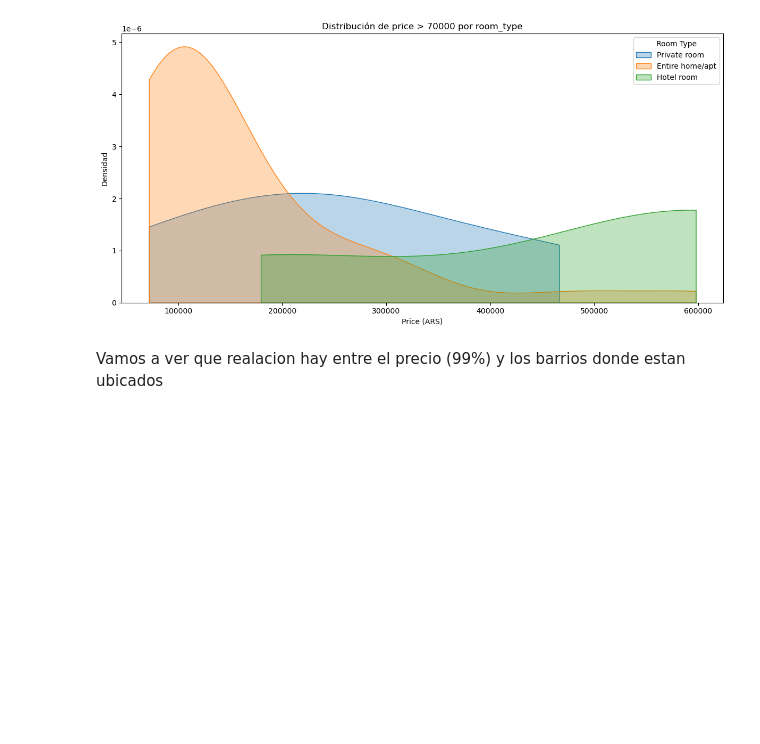
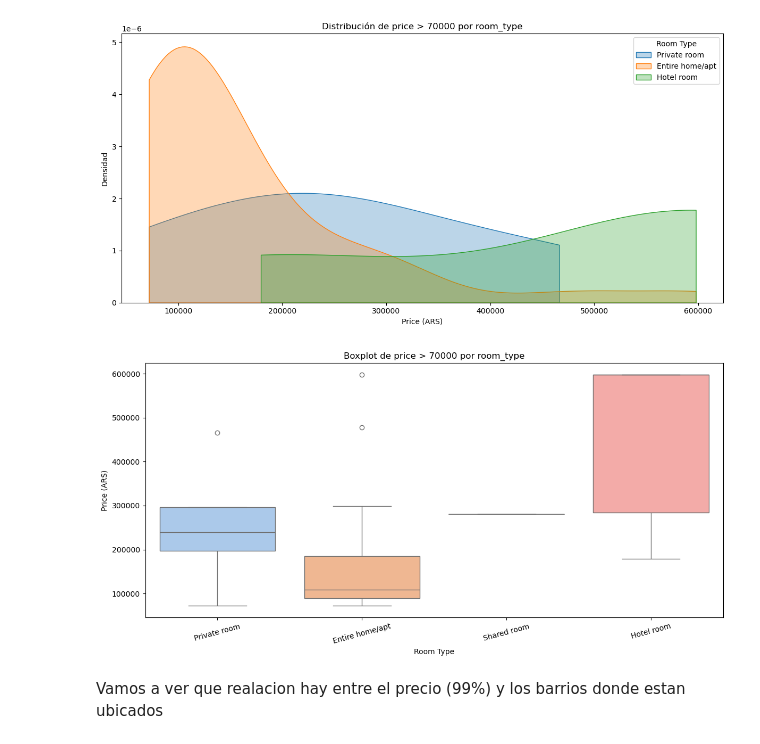
Before and after one commit to gonza29811/TP-analisis-de-datos, a Jupyter notebook: AirBnB.ipynb, the cells around one changed output. Drawn from its saved outputs; the diff is of its cells as text; code cells hidden in the pictures; blank space fills up the shorter version.

```diff
--- a/AirBnB.ipynb
+++ b/AirBnB.ipynb
@@ -392,6 +394,23 @@ plt.tight_layout()
 plt.show()
 # %% [output]
 [figure]
+# %%
+df_filtrado = df[df['price'] > 70000]
+
+fig, ax = plt.subplots(figsize=(12, 6))
+
+sns.boxplot(data=df_filtrado, x='room_type', y='price', ax=ax,
+            palette='pastel', hue='room_type', legend=False)
+
+ax.set_title('Boxplot de price > 70000 por room_type')
+ax.set_xlabel('Room Type')
+ax.set_ylabel('Price (ARS)')
+ax.tick_params(axis='x', rotation=15)
+
+plt.tight_layout()
+plt.show()
+# %% [output]
+[figure, added]
 # %% [markdown]
 Vamos a ver que realacion hay entre el precio (99%) y los barrios donde estan ubicados
 # %%
```
Also changed, not shown: parts of 6 cells of this notebook.
